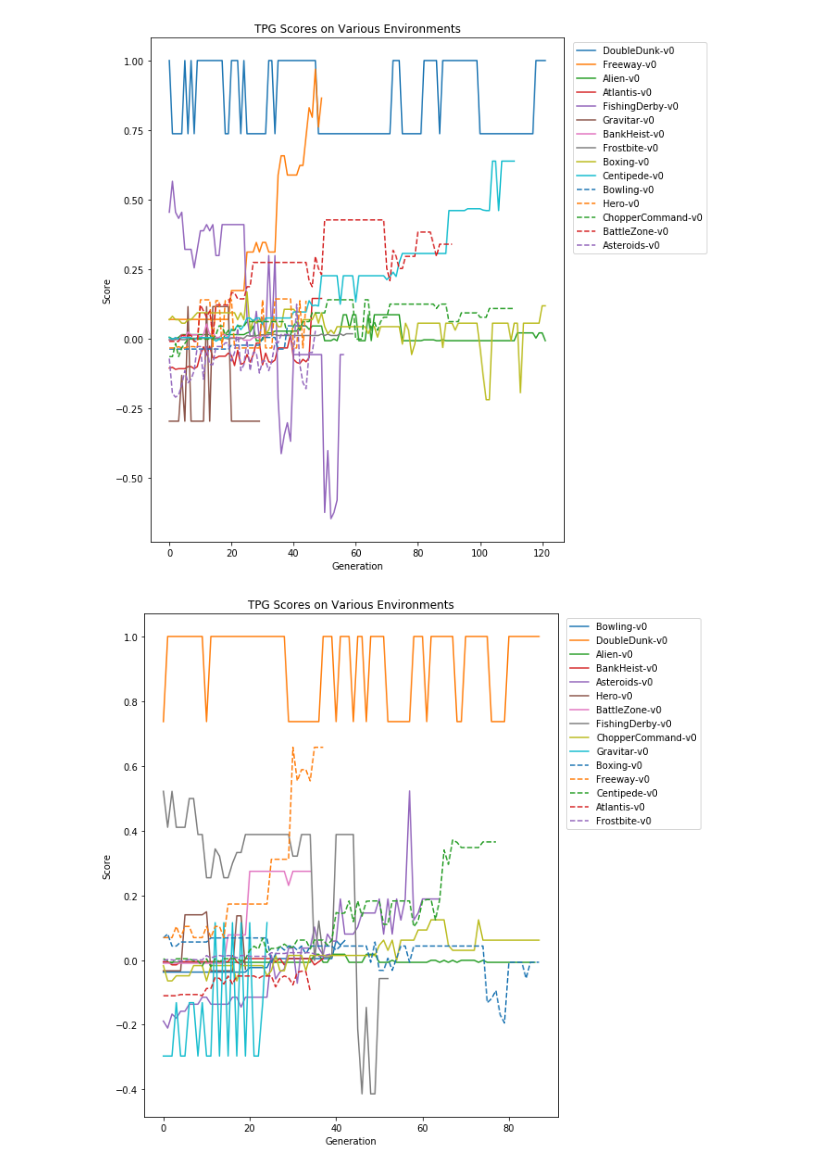
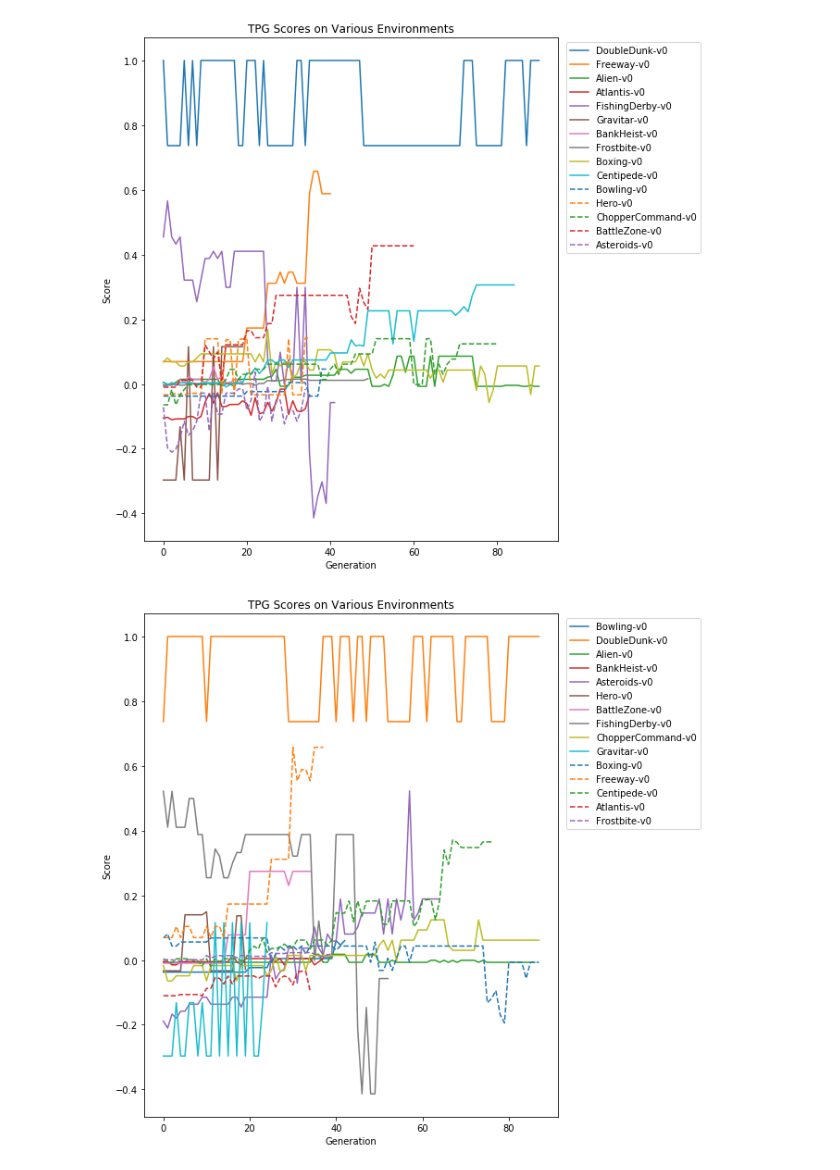
Before and after one commit to Ryan-Amaral/general-game-playing-tpg, a Jupyter notebook: gen-scores/gen-scores.ipynb, the cells around one changed output. Cells and saved outputs as stored; diff of their text form; code cells hidden in the pictures.

```diff
--- a/gen-scores/gen-scores.ipynb
+++ b/gen-scores/gen-scores.ipynb
@@ -26,7 +26,7 @@ soloTpgScores = {
      'RoadRunner-v0': 17410,'Tennis-v0': 0,'TimePilot-v0': 13540,
      'UpNDown-v0': 34416,'Venture-v0': 576.7,'WizardOfWor-v0': 5196.7,'Zaxxon-v0': 6233.4}
 # %%
-df = pd.read_csv('30-noshrink.txt')
+df = pd.read_csv('30-noshrink.txt').head(820)
 
 envDfs = []
 for envName in pd.unique(df.envName):
@@ -55,5 +55,5 @@ plt.show()
 # %%
-df = pd.read_csv('30-shrink.txt')
+df = pd.read_csv('30-shrink.txt').head(820)
 
 envDfs = []
 for envName in pd.unique(df.envName):
@@ -82,28 +82,28 @@ EmptyDataError: No columns to parse from file
 # %%
-df = pd.read_csv('15-noshrink.txt')
+df = pd.read_csv('15-noshrink.txt').head(820)
 
 envDfs = []
 for envName in pd.unique(df.envName):
     envDfs.append(df.loc[df['envName'] == envName])
 
 # 10 colors in cycle
 plt.figure(figsize=(8,10))
 cnt = 0
 lineStyles = ['-', '--', '-.']
 lsi = 0
 for edf in envDfs:
     cnt += 1
     plt.plot(((edf.tpgMax-soloRandomScores[edf.envName.iloc[0]])/
                    (soloTpgScores[edf.envName.iloc[0]]-soloRandomScores[edf.envName.iloc[0]])).tolist(),
              label=edf.envName.iloc[0], ls=lineStyles[lsi])
     if cnt == 10:
         cnt = 0
         lsi += 1
 plt.legend(loc=2, bbox_to_anchor=(1.01, 1.0))
 plt.xlabel('Generation')
 plt.ylabel('Score')
 plt.title('TPG Scores on Various Environments')
 plt.show()
 # %% [output]
-[figure, old version]
+[figure, new version]
 # %%
```
Also changed, not shown: parts of 3 cells of this notebook, 8 other files.
